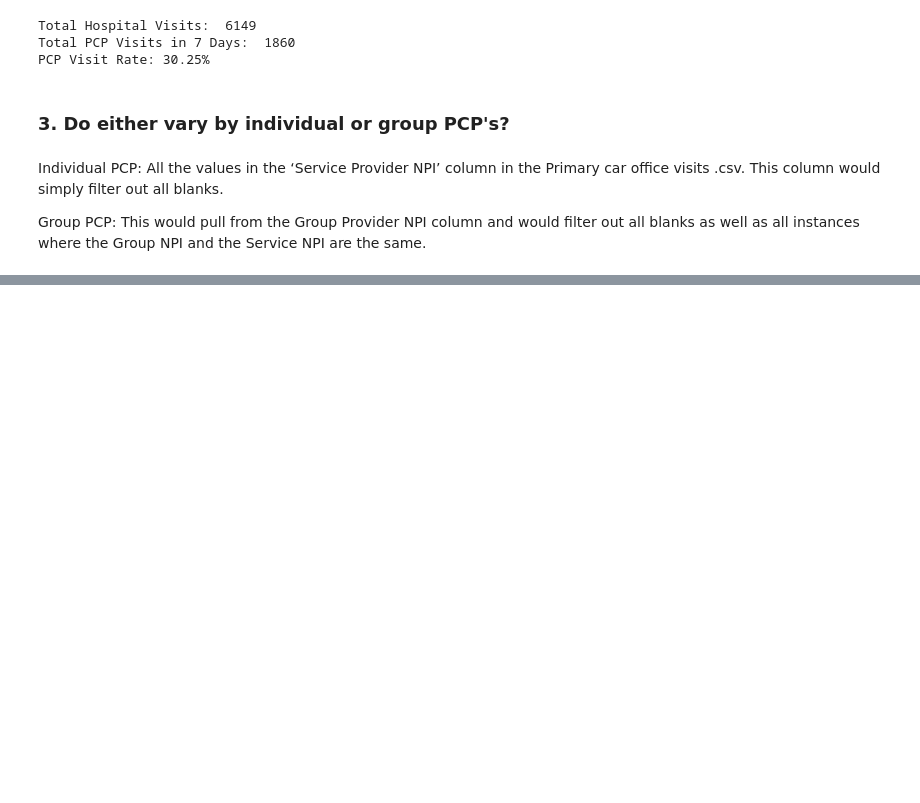
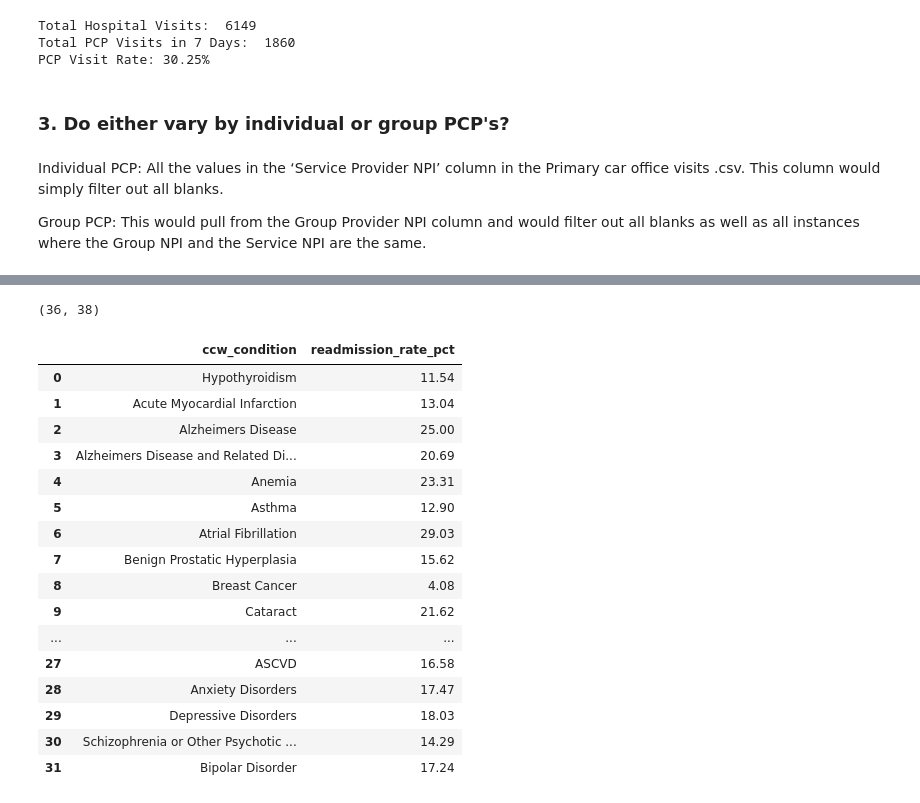
Before and after one commit to simon-mack/hospital_readmission_analysis, a Jupyter notebook: notebooks/ursa_readmission.ipynb, the cells around one changed output, grey strips where cells are left out. Drawn from its saved outputs; the diff is of its cells as text; code cells hidden in the pictures; blank space fills up the shorter version.

```diff
--- a/notebooks/ursa_readmission.ipynb
+++ b/notebooks/ursa_readmission.ipynb
@@ -271,0 +440,42 @@ result
+# %%
+ccw.shape
+# %% [output]
+(36, 38)
+# %%
+ccw_readmission_rates = pd.DataFrame({'ccw_condition':['Hypothyroidism','Acute Myocardial Infarction',
+                                                        'Alzheimers Disease','Alzheimers Disease and Related Disorders',
+                                                        'Anemia', 'Asthma', 'Atrial Fibrillation',
+                                                        'Benign Prostatic Hyperplasia', 'Breast Cancer',
+                                                        'Cataract', 'CKD', 'COPD and Bronchiectasis',
+                                                        'Colorectal Cancer', 'Depression', 'Diabetes',
+                                                        'Endometrial Cancer', 'Glaucoma', 'Heart Failure',
+                                                        'Hip or Pelvic Fracture', 'Hyperlipidemia',
+                                                        'Hypertension', 'Ischemic Heart Disease',
+                                                        'Lung Cancer', 'Osteoporosis', 'Prostate Cancer',
+                                                        'Rheumatoid Arthritis',
+                                                        'Stroke or Transient Ischemic Attack', 'ASCVD',
+                                                        'Anxiety Disorders', 'Depressive Disorders',
+                                                        'Schizophrenia or Other Psychotic Disorders',
+                                                        'Bipolar Disorder'],
+                                        'readmission_rate_pct':[11.54,13.04,25.0,20.69,23.31,12.9,29.03,15.62,4.08,21.62,
+                                                                26.86,17.78,30.56,15.9,18.26,23.08,15.46,25.27,20.0,15.02,17.84,
+                                                                16.71,31.03,20.45,20.69,14.62,27.87,16.58,17.47,18.03,14.29,
+                                                                17.24]})
+# %% [output]
+|  | ccw_condition | readmission_rate_pct |
+| 0 | Hypothyroidism | 11.54 |
+| 1 | Acute Myocardial Infarction | 13.04 |
+| 2 | Alzheimers Disease | 25.00 |
+| 3 | Alzheimers Disease and Related Di... | 20.69 |
+| 4 | Anemia | 23.31 |
+| 5 | Asthma | 12.90 |
+| 6 | Atrial Fibrillation | 29.03 |
+| 7 | Benign Prostatic Hyperplasia | 15.62 |
+| 8 | Breast Cancer | 4.08 |
+| 9 | Cataract | 21.62 |
+| ... | ... | ... |
+| 27 | ASCVD | 16.58 |
+| 28 | Anxiety Disorders | 17.47 |
+| 29 | Depressive Disorders | 18.03 |
+| 30 | Schizophrenia or Other Psychotic ... | 14.29 |
+| 31 | Bipolar Disorder | 17.24 |
```
Also changed, not shown: parts of 37 cells of this notebook.
